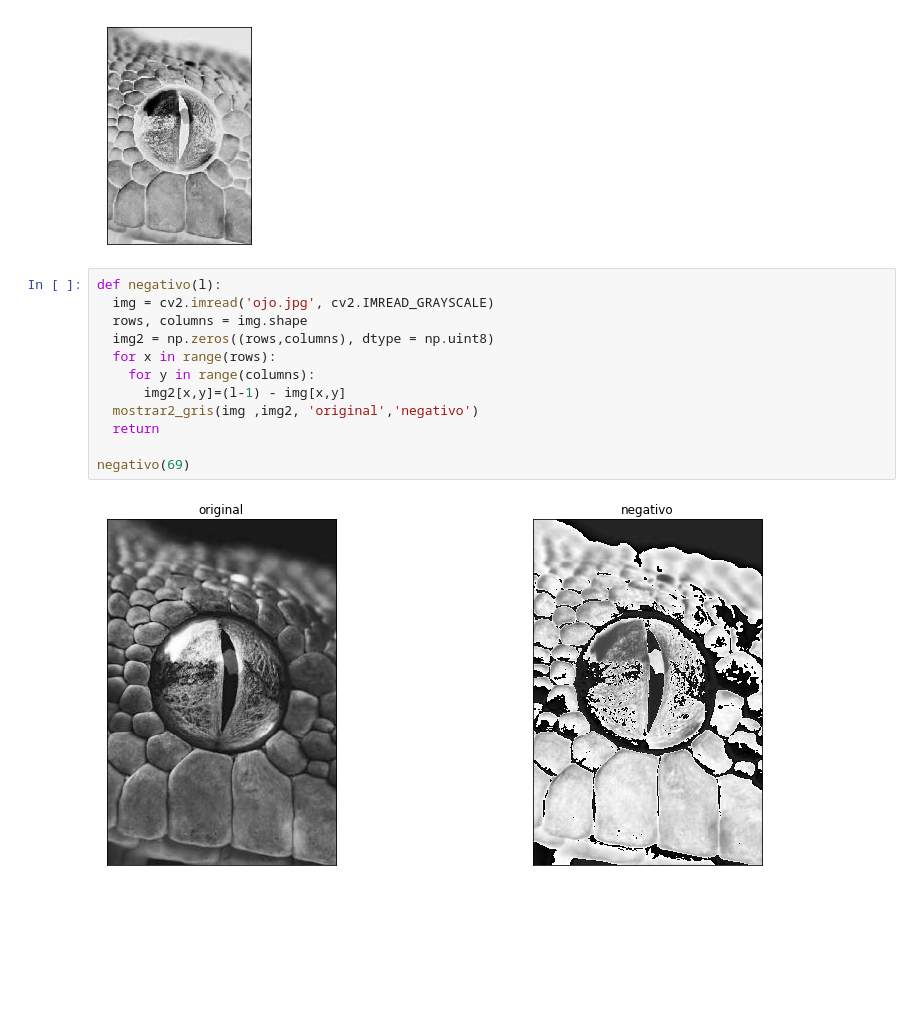
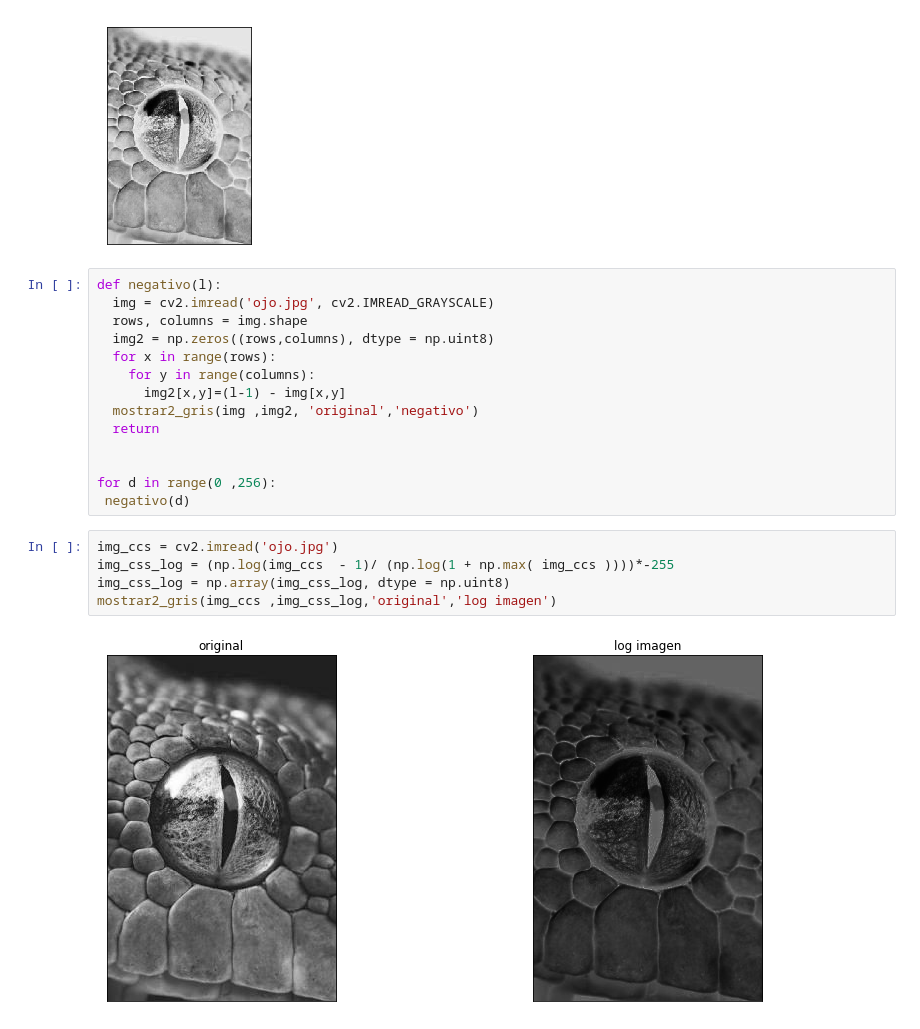
Before and after one commit to Hachiman999/Colab-imagen, a Jupyter notebook: interpolacion_transformacion.ipynb, the cells around one changed output. Drawn from its saved outputs; the diff is of its cells as text; blank space fills up the shorter version.

```diff
--- a/interpolacion_transformacion.ipynb
+++ b/interpolacion_transformacion.ipynb
@@ -162,6 +162,13 @@ def negativo(l):
   mostrar2_gris(img ,img2, 'original','negativo')
   return
 
-negativo(69)
+
+for d in range(0 ,256):
+ negativo(d)
-# %% [output]
-[figure, removed]
+# %%
+img_ccs = cv2.imread('ojo.jpg')
+img_css_log = (np.log(img_ccs  - 1)/ (np.log(1 + np.max( img_ccs ))))*-255
+img_css_log = np.array(img_css_log, dtype = np.uint8)
+mostrar2_gris(img_ccs ,img_css_log,'original','log imagen')
+# %% [output]
+[figure, added]
```
Also changed, not shown: parts of 10 cells of this notebook.
